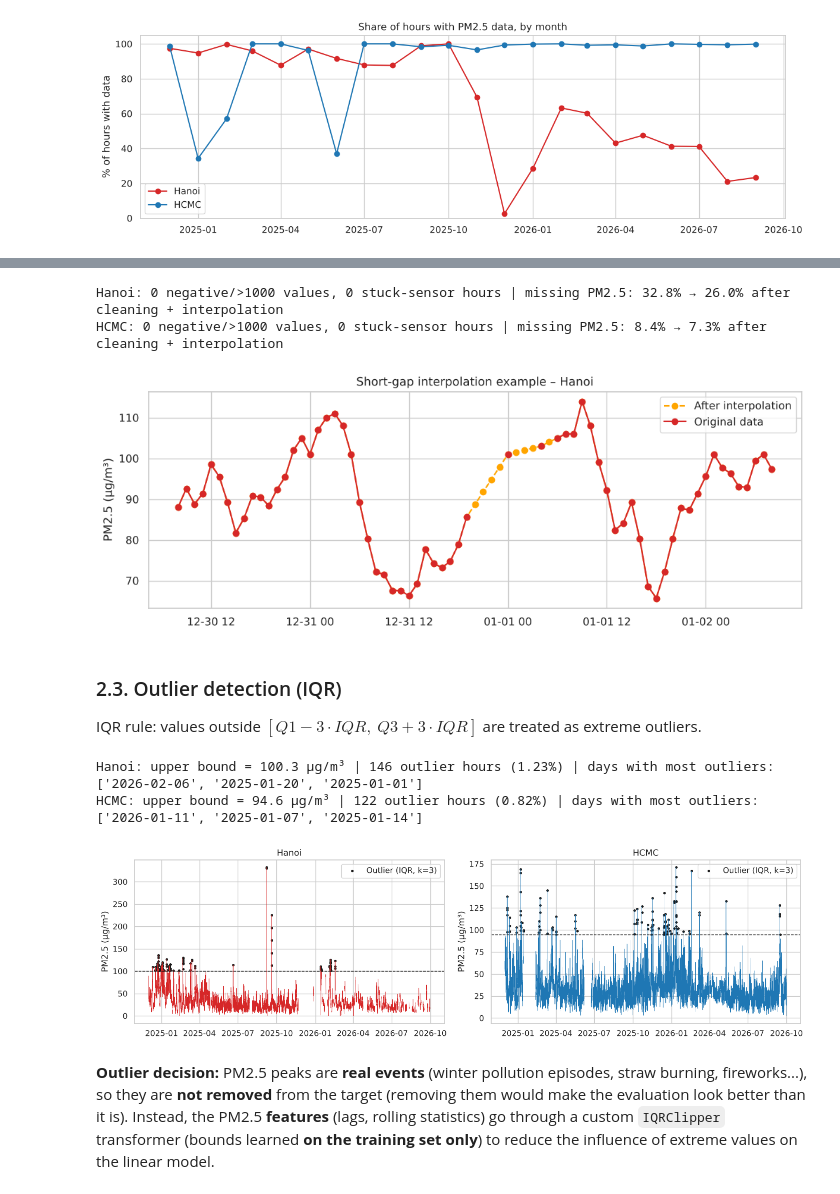
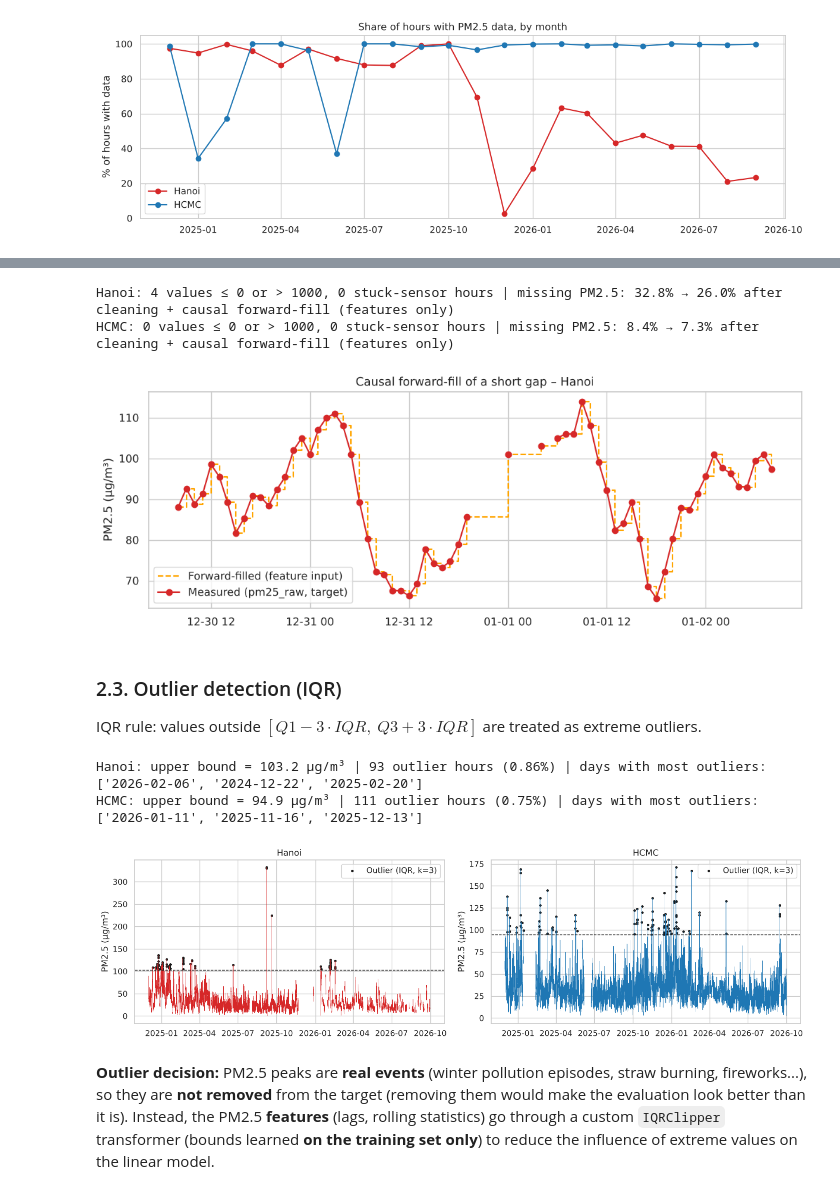
Before and after one commit to perckgg/NTLT, a Jupyter notebook: 03_TimeSeries/result/03_TimeSeries_Air_Quality_executed.ipynb, the cells around one changed output, grey strips where cells are left out. Saved outputs shown, nothing was run; the diff lists cells and outputs as text; code cells hidden in the pictures.

```diff
--- a/03_TimeSeries/result/03_TimeSeries_Air_Quality_executed.ipynb
+++ b/03_TimeSeries/result/03_TimeSeries_Air_Quality_executed.ipynb
@@ -301,54 +307,54 @@ plt.show()
   remaining missing features are handled by `SimpleImputer` (median, fitted on the training set) inside the pipeline.
 # %%
-MAX_INTERP_GAP = 6
+MAX_FILL_GAP = 6
 STUCK_HOURS = 6
 
 
 def clean_city(df):
     df = df.copy()
     pm = df['pm25']
-    invalid = (pm < 0) | (pm > 1000)
+    invalid = (pm <= 0) | (pm > 1000)
     run_id = (pm != pm.shift()).cumsum()
     run_len = pm.groupby(run_id).transform('size')
     stuck = (run_len >= STUCK_HOURS) & (pm > 0) & pm.notna()
     df.loc[invalid | stuck, 'pm25'] = np.nan
-    df['pm25_raw'] = df['pm25']
-    df['pm25'] = df['pm25'].interpolate(method='time', limit=MAX_INTERP_GAP, limit_area='inside')
+    df['pm25_raw'] = df['pm25']                                # measured values only (used for the target)
+    df['pm25'] = df['pm25_raw'].ffill(limit=MAX_FILL_GAP)      # causal fill (used for the features)
     return df, int(invalid.sum()), int(stuck.sum())
 
 
 clean = {}
 for city, df in raw.items():
     clean[city], n_invalid, n_stuck = clean_city(df)
     before, after = df['pm25'].isna().mean(), clean[city]['pm25'].isna().mean()
-    print(f'{city}: {n_invalid} negative/>1000 values, {n_stuck} stuck-sensor hours | '
-          f'missing PM2.5: {before:.1%} → {after:.1%} after cleaning + interpolation')
+    print(f'{city}: {n_invalid} values ≤ 0 or > 1000, {n_stuck} stuck-sensor hours | '
+          f'missing PM2.5: {before:.1%} → {after:.1%} after cleaning + causal forward-fill (features only)')
 
 
-def first_short_gap(series, min_len=3, max_len=MAX_INTERP_GAP):
+def first_short_gap(series, min_len=3, max_len=MAX_FILL_GAP):
     is_na = series.isna()
     groups = (is_na != is_na.shift()).cumsum()
     sizes = is_na.groupby(groups).transform('sum')
     mask = is_na & (sizes >= min_len) & (sizes <= max_len)
     return series.index[mask][0] if mask.any() else None
 
 
 for city in clean:
     gap_time = first_short_gap(clean[city]['pm25_raw'])
     if gap_time is not None:
         break
 if gap_time is not None:
     window = clean[city].loc[gap_time - pd.Timedelta('36h'): gap_time + pd.Timedelta('36h')]
     fig, ax = plt.subplots(figsize=(12, 4))
-    ax.plot(window.index, window['pm25'], 'o--', color='orange', label='After interpolation')
-    ax.plot(window.index, window['pm25_raw'], 'o-', color=CITY_COLORS[city], label='Original data')
-    ax.set(title=f'Short-gap interpolation example – {city}', ylabel='PM2.5 (µg/m³)')
+    ax.step(window.index, window['pm25'], where='post', ls='--', color='orange', label='Forward-filled (feature input)')
+    ax.plot(window.index, window['pm25_raw'], 'o-', color=CITY_COLORS[city], label='Measured (pm25_raw, target)')
+    ax.set(title=f'Causal forward-fill of a short gap – {city}', ylabel='PM2.5 (µg/m³)')
     ax.legend()
     plt.show()
 # %% [output]
-Hanoi: 0 negative/>1000 values, 0 stuck-sensor hours | missing PM2.5: 32.8% → 26.0% after cleaning + interpolation
-HCMC: 0 negative/>1000 values, 0 stuck-sensor hours | missing PM2.5: 8.4% → 7.3% after cleaning + interpolation
+Hanoi: 4 values ≤ 0 or > 1000, 0 stuck-sensor hours | missing PM2.5: 32.8% → 26.0% after cleaning + causal forward-fill (features only)
+HCMC: 0 values ≤ 0 or > 1000, 0 stuck-sensor hours | missing PM2.5: 8.4% → 7.3% after cleaning + causal forward-fill (features only)
-[figure, old version]
+[figure, new version]
 # %% [markdown]
 ### 2.3. Outlier detection (IQR)
 IQR rule: values outside $[Q1 - 3\cdot IQR,\ Q3 + 3\cdot IQR]$ are treated as extreme outliers.
@@ -360,12 +366,12 @@ def iqr_bounds(s, k=3.0):
 
 fig, axes = plt.subplots(1, 2, figsize=(14, 4))
 for ax, (city, df) in zip(axes, clean.items()):
-    lo, hi = iqr_bounds(df['pm25'])
-    out = df.loc[df['pm25'] > hi, 'pm25']
+    lo, hi = iqr_bounds(df['pm25_raw'])
+    out = df.loc[df['pm25_raw'] > hi, 'pm25_raw']
     top_days = out.resample('D').count().nlargest(3).index.strftime('%Y-%m-%d').tolist()
     print(f'{city}: upper bound = {hi:.1f} µg/m³ | {len(out)} outlier hours '
-          f'({len(out) / df.pm25.notna().sum():.2%}) | days with most outliers: {top_days}')
-    ax.plot(df.index, df['pm25'], lw=0.4, color=CITY_COLORS[city])
+          f'({len(out) / df.pm25_raw.notna().sum():.2%}) | days with most outliers: {top_days}')
+    ax.plot(df.index, df['pm25_raw'], lw=0.4, color=CITY_COLORS[city])
     ax.scatter(out.index, out, s=6, color='k', label='Outlier (IQR, k=3)')
     ax.axhline(hi, color='k', ls='--', lw=1)
     ax.set(title=city, ylabel='PM2.5 (µg/m³)')
@@ -373,9 +379,9 @@ for ax, (city, df) in zip(axes, clean.items()):
 plt.tight_layout()
 plt.show()
 # %% [output]
-Hanoi: upper bound = 100.3 µg/m³ | 146 outlier hours (1.23%) | days with most outliers: ['2026-02-06', '2025-01-20', '2025-01-01']
-HCMC: upper bound = 94.6 µg/m³ | 122 outlier hours (0.82%) | days with most outliers: ['2026-01-11', '2025-01-07', '2025-01-14']
+Hanoi: upper bound = 103.2 µg/m³ | 93 outlier hours (0.86%) | days with most outliers: ['2026-02-06', '2024-12-22', '2025-02-20']
+HCMC: upper bound = 94.9 µg/m³ | 111 outlier hours (0.75%) | days with most outliers: ['2026-01-11', '2025-11-16', '2025-12-13']
-[figure, old version]
+[figure, new version]
 # %% [markdown]
 **Outlier decision:** PM2.5 peaks are **real events** (winter pollution episodes, straw burning, fireworks...),
 so they are **not removed** from the target (removing them would make the evaluation look better than it is). Instead, the PM2.5
```
Also changed, not shown: parts of 29 cells of this notebook, 15 other files.
